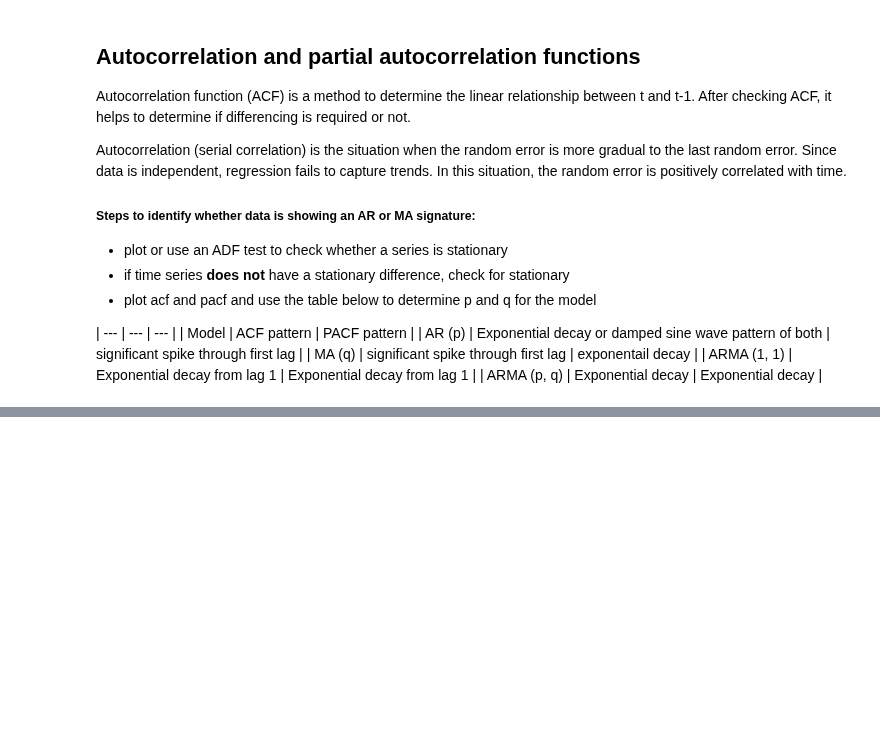
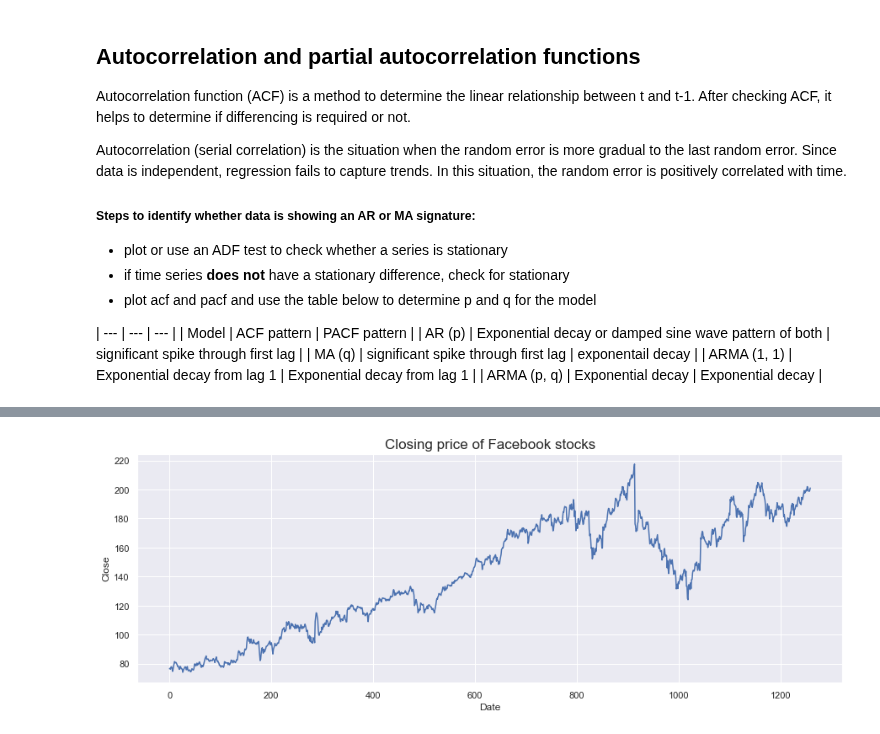
Before and after one commit to dissagaliyeva/python, a Jupyter notebook: time_series/bleeding_edge/regression_extension.ipynb, the cells around one changed output, grey strips where cells are left out. Drawn from its saved outputs; the diff is of its cells as text; code cells hidden in the pictures; blank space fills up the shorter version.

```diff
--- a/time_series/bleeding_edge/regression_extension.ipynb
+++ b/time_series/bleeding_edge/regression_extension.ipynb
@@ -19,6 +19,24 @@ When data is nonstationary, it means it has trend and seasonality patterns that
 ### Plots
 
 A plot that is not increasing or decreasing and shows constant growth over time is known as a stationary time series.
+# %%
+import numpy as np
+import pandas as pd
+import seaborn as sns
+import matplotlib
+import matplotlib.pyplot as plt
+
+import statsmodels.api as sm
+from pmdarima import auto_arima
+from sklearn import metrics
+from statsmodels.tsa.seasonal import seasonal_decompose
+from statsmodels.tsa.stattools import adfuller
+
+import warnings
+warnings.filterwarnings('ignore')
+
+sns.set()
+plt.rcParams['figure.figsize'] = (15, 5)
 # %% [markdown]
 ### Statistics unit root tests
 
@@ -90,0 +124,3 @@ Autocorrelation (serial correlation) is the situation when the random error is m
+# %%
+df = pd.read_csv('../data/edge_techniques/fb.csv', parse_dates=['Date'])
+df.info()
@@ -90,0 +142,8 @@ Autocorrelation (serial correlation) is the situation when the random error is m
+# %%
+df['Close'].plot(figsize=(15, 5))
+plt.xlabel('Date')
+plt.ylabel('Close')
+plt.title('Closing price of Facebook stocks', size=17)
+plt.show()
+# %% [output]
+[figure, added]
```
Also changed, not shown: parts of 12 cells of this notebook, 1 other file.
